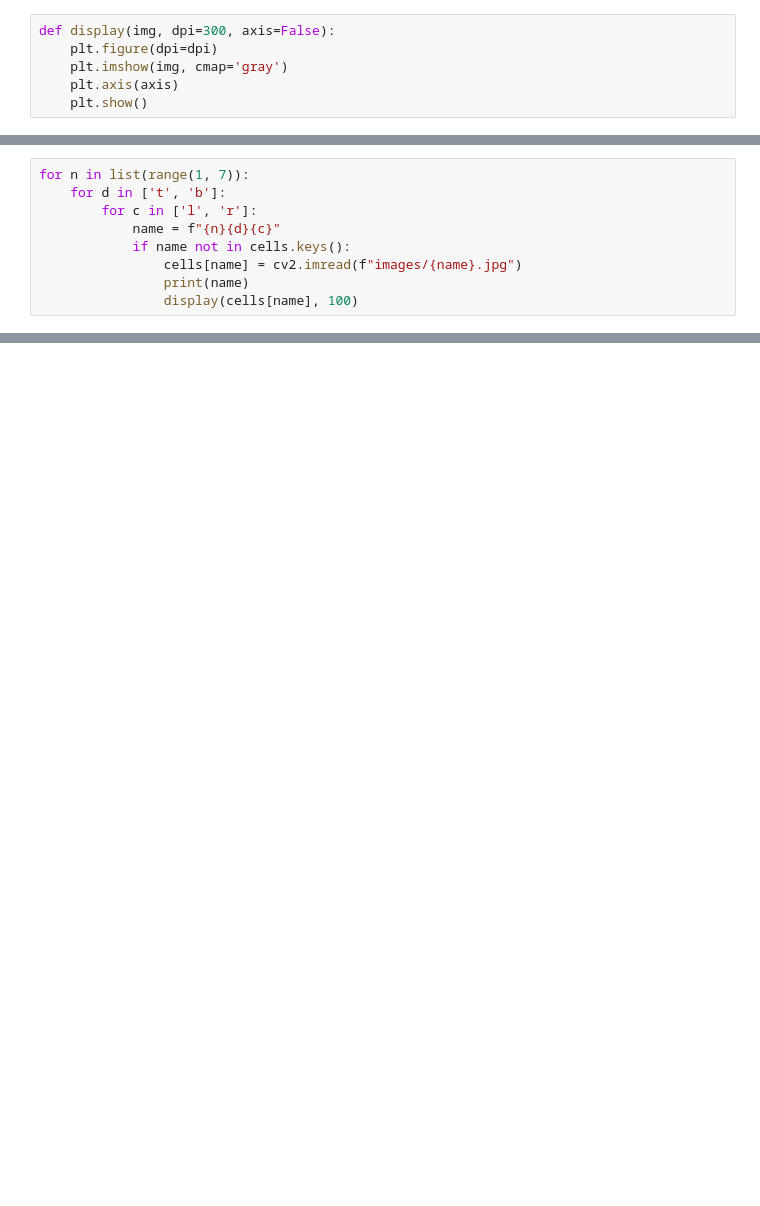
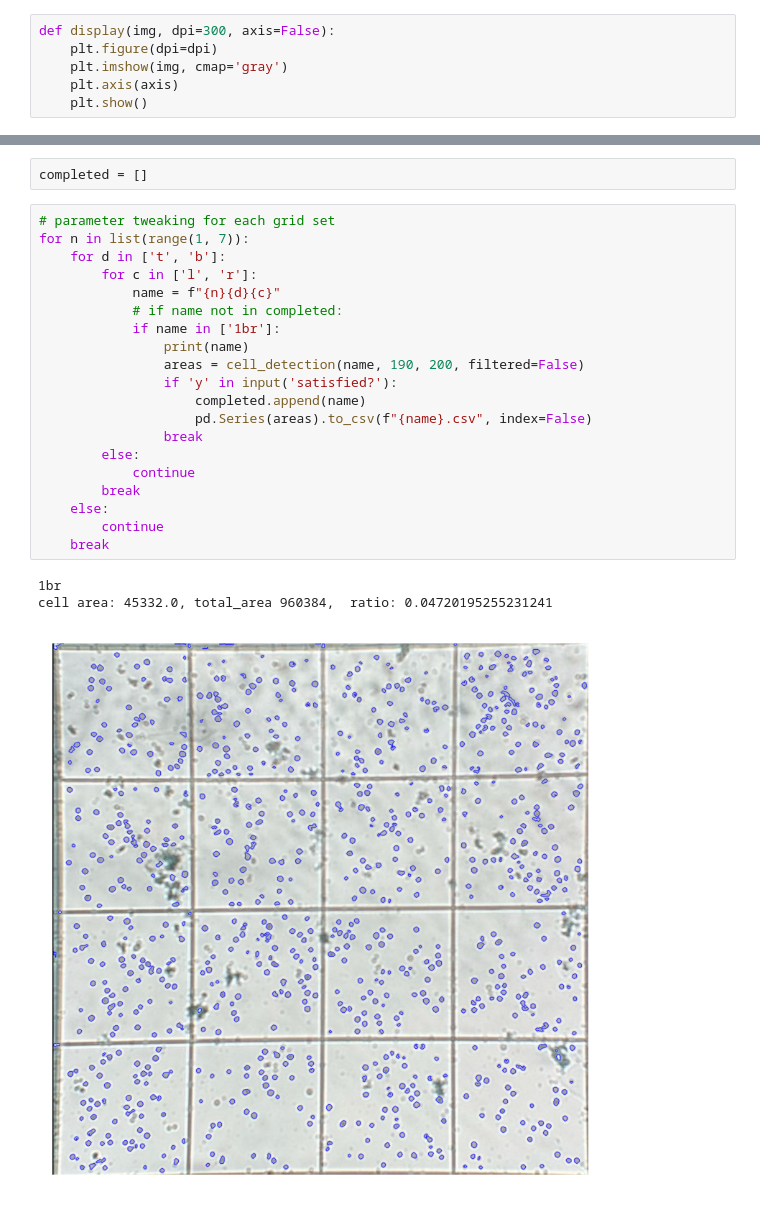
Before and after one commit to tachophobia/AlgaeCellCounting, a Jupyter notebook: cell detection.ipynb, the cells around one changed output, grey strips where cells are left out. Drawn from its saved outputs; the diff is of its cells as text; blank space fills up the shorter version.

```diff
--- a/cell detection.ipynb
+++ b/cell detection.ipynb
@@ -13,10 +11 @@ cells = {}
-# %%
-for n in list(range(1, 7)):
-    for d in ['t', 'b']:
-        for c in ['l', 'r']:
-            name = f"{n}{d}{c}"
-            if name not in cells.keys():
-                cells[name] = cv2.imread(f"images/{name}.jpg")
-                print(name)
-                display(cells[name], 100)
 # %%
@@ -39,0 +35,26 @@ cell area: 38941.5, total_area 886422
+# %%
+completed = []
+# %%
+# parameter tweaking for each grid set
+for n in list(range(1, 7)):
+    for d in ['t', 'b']:
+        for c in ['l', 'r']:
+            name = f"{n}{d}{c}"
+            # if name not in completed:
+            if name in ['1br']:
+                print(name)
+                areas = cell_detection(name, 190, 200, filtered=False)
+                if 'y' in input('satisfied?'):
+                    completed.append(name)
+                    pd.Series(areas).to_csv(f"{name}.csv", index=False)
+                break
+        else:
+            continue
+        break
+    else:
+        continue
+    break
+# %% [output]
+1br
+cell area: 45332.0, total_area 960384,  ratio: 0.04720195255231241
+[figure, added]
```
Also changed, not shown: parts of 3 cells of this notebook, 12 other files.
